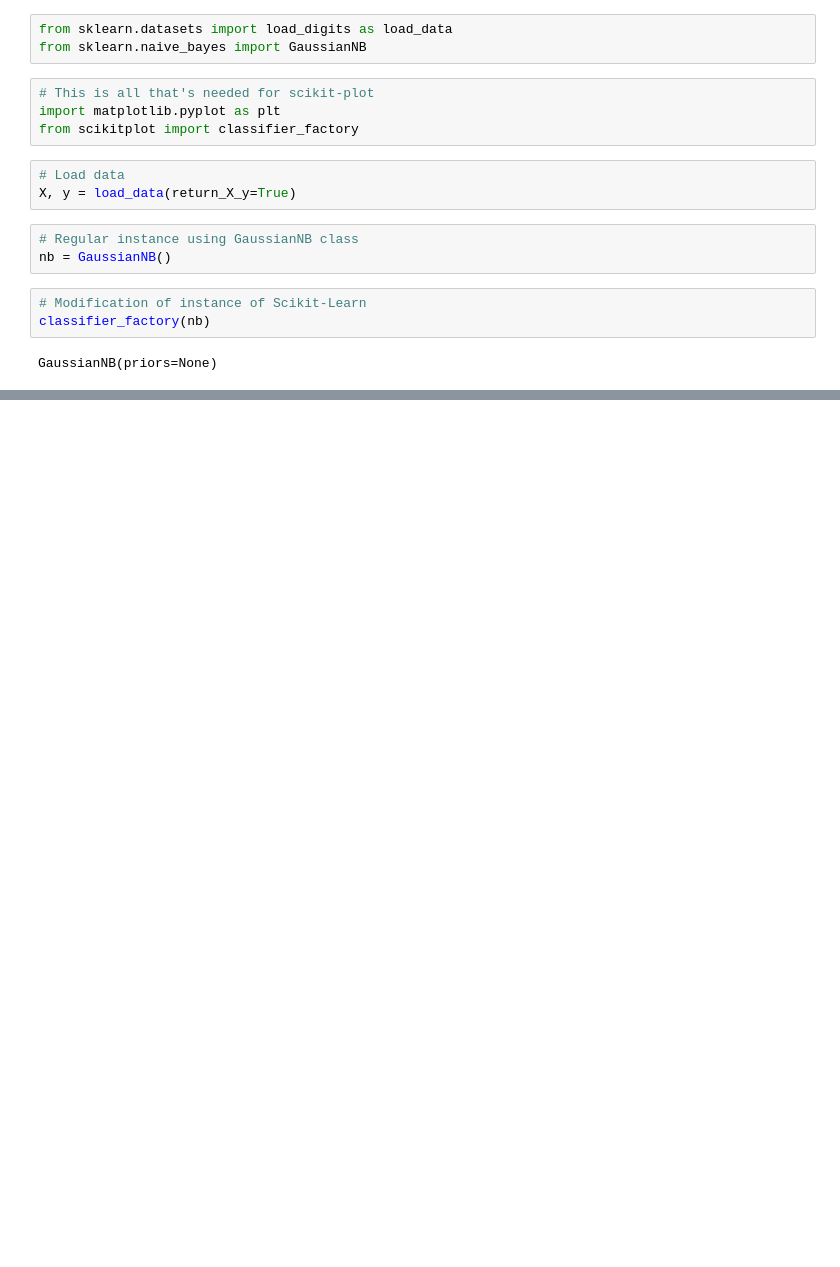
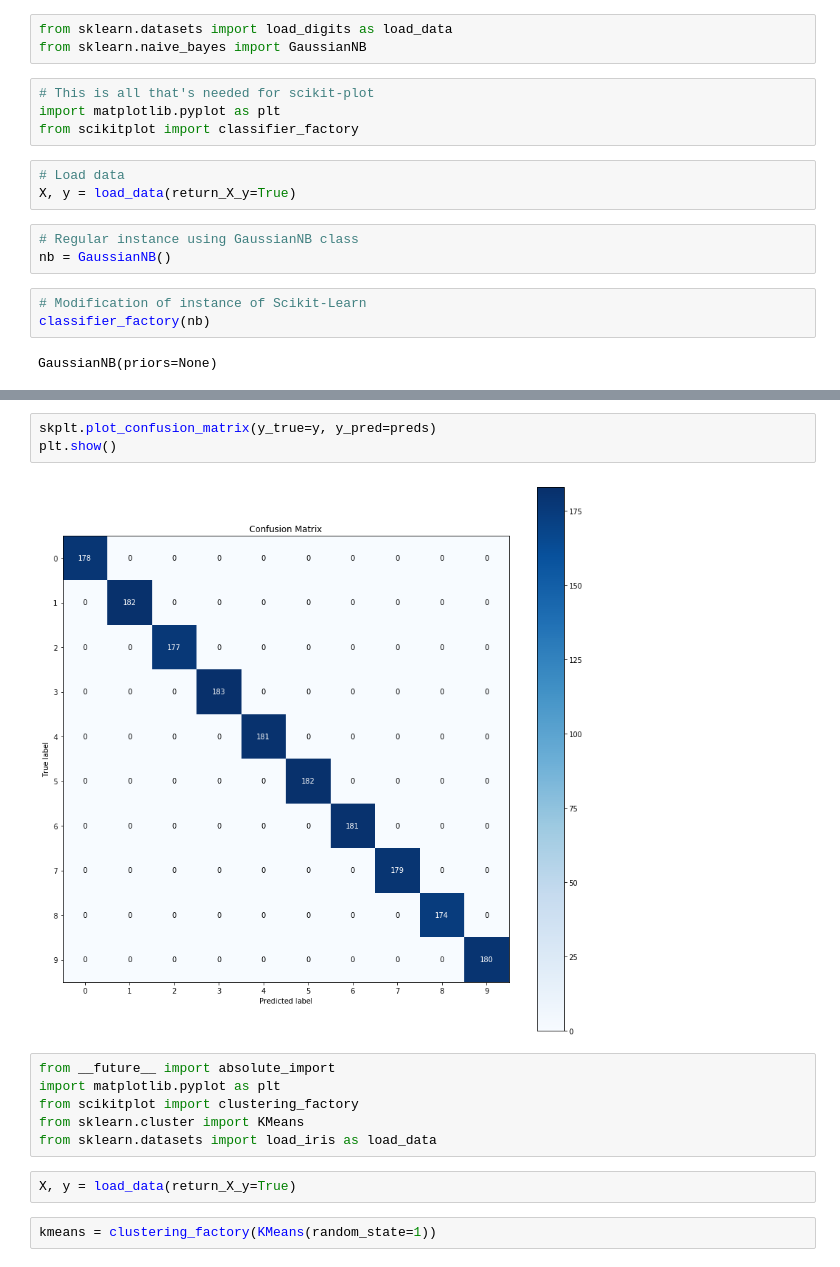
Before and after one commit to fclesio/learning-space, a Jupyter notebook: Python/Test with Scikit-Plot.ipynb, the cells around one changed output, grey strips where cells are left out. Saved outputs shown, nothing was run; the diff lists cells and outputs as text; blank space fills up the shorter version.

```diff
--- a/Python/Test with Scikit-Plot.ipynb
+++ b/Python/Test with Scikit-Plot.ipynb
@@ -30,0 +67,15 @@ plt.show()
+# %%
+skplt.plot_confusion_matrix(y_true=y, y_pred=preds)
+plt.show()
+# %% [output]
+[figure, added]
+# %%
+from __future__ import absolute_import
+import matplotlib.pyplot as plt
+from scikitplot import clustering_factory
+from sklearn.cluster import KMeans
+from sklearn.datasets import load_iris as load_data
+# %%
+X, y = load_data(return_X_y=True)
+# %%
+kmeans = clustering_factory(KMeans(random_state=1))
```
Also changed, not shown: parts of 24 cells of this notebook.
